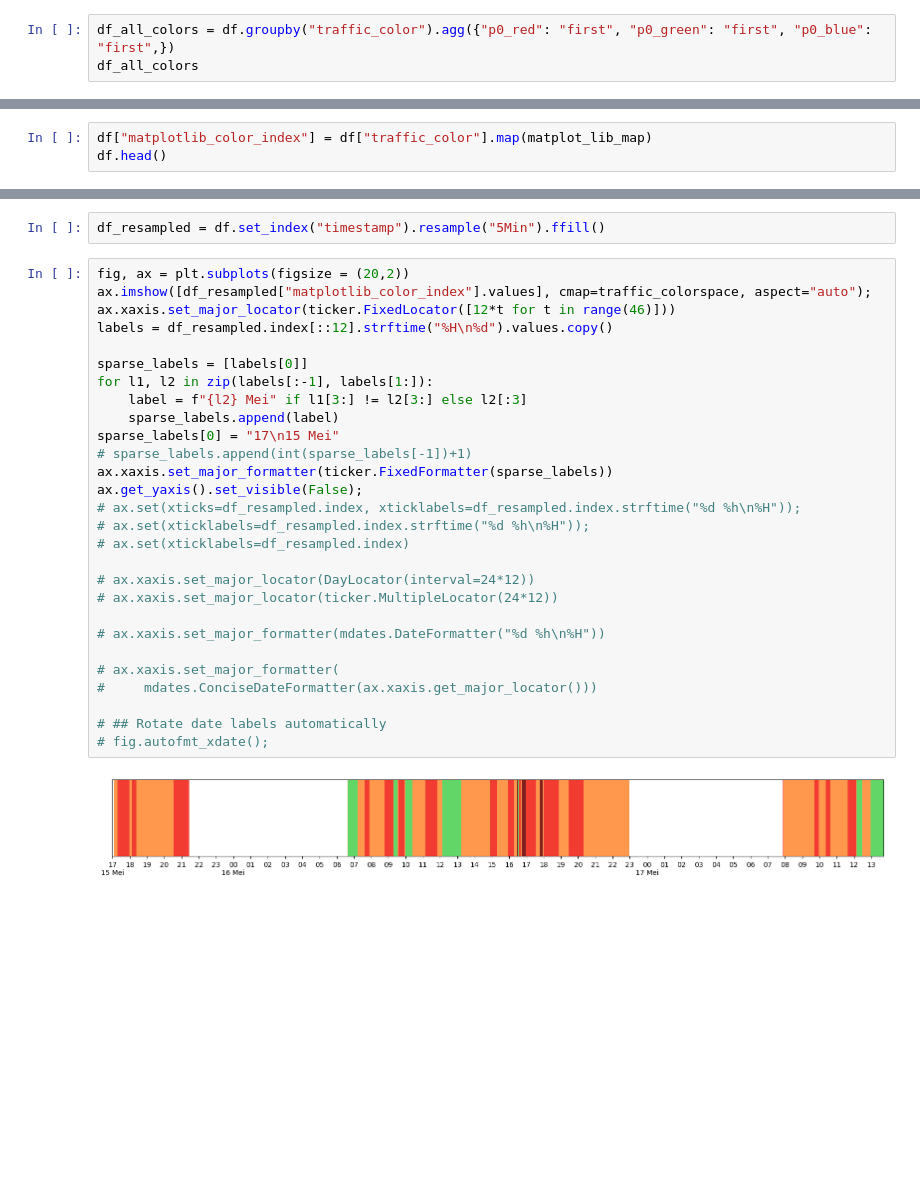
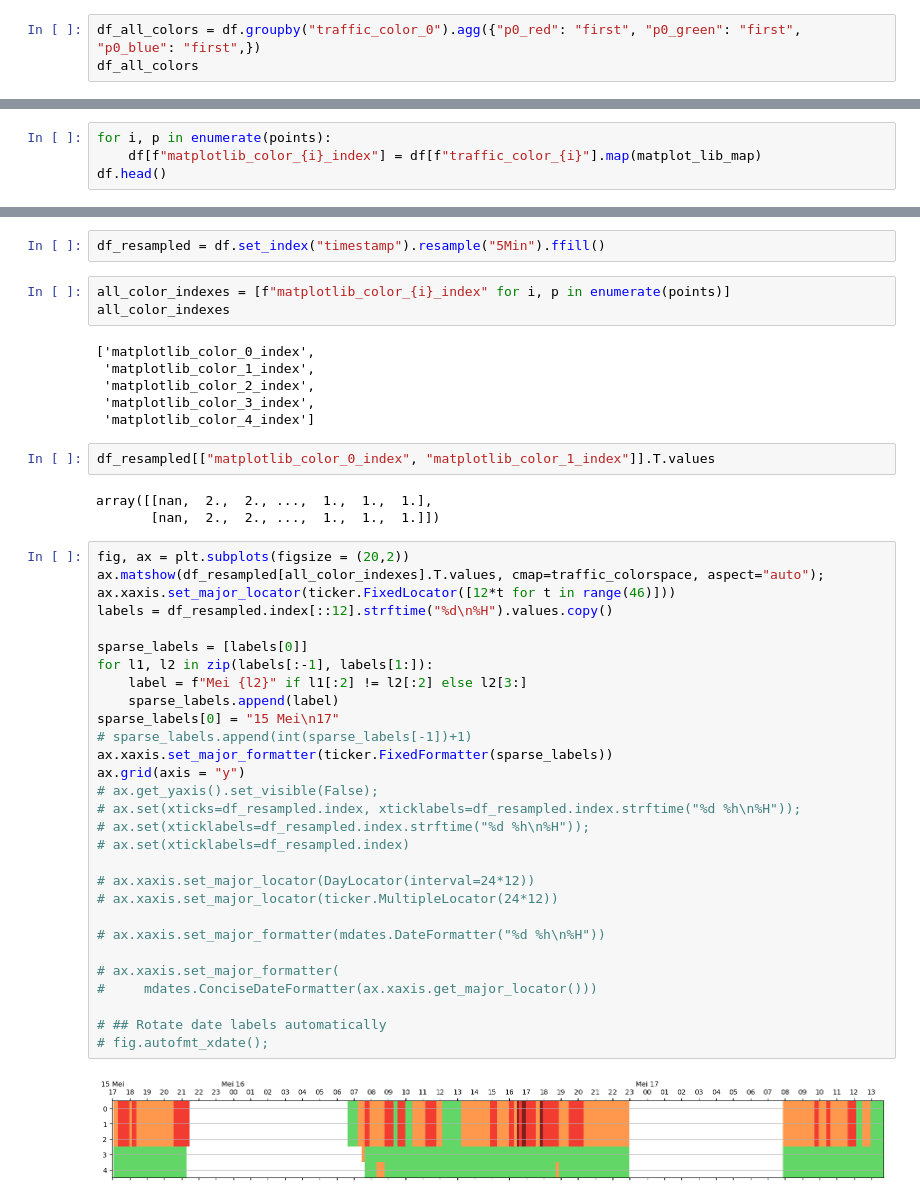
Before and after one commit to datarootsio/filedrukte_Craeybeckxlaan, a Jupyter notebook: calc_length.ipynb, the cells around one changed output, grey strips where cells are left out. Saved outputs shown, nothing was run; the diff lists cells and outputs as text; blank space fills up the shorter version.

Commit message:
color of multiple points

```diff
--- a/calc_length.ipynb
+++ b/calc_length.ipynb
@@ -245,5 +288,5 @@ df.sort_values(by="timestamp").head()
 # %%
-df_all_colors = df.groupby("traffic_color").agg({"p0_red": "first", "p0_green": "first", "p0_blue": "first",})
+df_all_colors = df.groupby("traffic_color_0").agg({"p0_red": "first", "p0_green": "first", "p0_blue": "first",})
 df_all_colors
 # %% [output]
 |  | p0_red | p0_green | p0_blue |
@@ -279,6 +322,3 @@ matplot_lib_map = {v:k for k,v in enumerate(matplotlib_colors.index.values)}
 matplot_lib_map
 # %% [output]
 {'darkred': 0, 'green': 1, 'orange': 2, 'red': 3, 'white': 4}
-# %%
-df["matplotlib_color_index"] = df["traffic_color"].map(matplot_lib_map)
-df.head()
@@ -291,0 +325,4 @@ df.head()
+# %%
+for i, p in enumerate(points):
+    df[f"matplotlib_color_{i}_index"] = df[f"traffic_color_{i}"].map(matplot_lib_map)
+df.head()
@@ -376,33 +421,48 @@ ax.get_yaxis().set_visible(False);
 [figure]
 # %%
 df_resampled = df.set_index("timestamp").resample("5Min").ffill()
+# %%
+all_color_indexes = [f"matplotlib_color_{i}_index" for i, p in enumerate(points)]
+all_color_indexes
+# %% [output]
+['matplotlib_color_0_index',
+ 'matplotlib_color_1_index',
+ 'matplotlib_color_2_index',
+ 'matplotlib_color_3_index',
+ 'matplotlib_color_4_index']
+# %%
+df_resampled[["matplotlib_color_0_index", "matplotlib_color_1_index"]].T.values
+# %% [output]
+array([[nan,  2.,  2., ...,  1.,  1.,  1.],
+       [nan,  2.,  2., ...,  1.,  1.,  1.]])
 # %%
 fig, ax = plt.subplots(figsize = (20,2))
-ax.imshow([df_resampled["matplotlib_color_index"].values], cmap=traffic_colorspace, aspect="auto");
+ax.matshow(df_resampled[all_color_indexes].T.values, cmap=traffic_colorspace, aspect="auto");
 ax.xaxis.set_major_locator(ticker.FixedLocator([12*t for t in range(46)]))
-labels = df_resampled.index[::12].strftime("%H\n%d").values.copy()
+labels = df_resampled.index[::12].strftime("%d\n%H").values.copy()
 
 sparse_labels = [labels[0]]
 for l1, l2 in zip(labels[:-1], labels[1:]):
-    label = f"{l2} Mei" if l1[3:] != l2[3:] else l2[:3]
+    label = f"Mei {l2}" if l1[:2] != l2[:2] else l2[3:]
     sparse_labels.append(label)
-sparse_labels[0] = "17\n15 Mei"
+sparse_labels[0] = "15 Mei\n17"
 # sparse_labels.append(int(sparse_labels[-1])+1)
 ax.xaxis.set_major_formatter(ticker.FixedFormatter(sparse_labels))
-ax.get_yaxis().set_visible(False);
+ax.grid(axis = "y")
+# ax.get_yaxis().set_visible(False);
 # ax.set(xticks=df_resampled.index, xticklabels=df_resampled.index.strftime("%d %h\n%H"));
 # ax.set(xticklabels=df_resampled.index.strftime("%d %h\n%H"));
 # ax.set(xticklabels=df_resampled.index)
 
 # ax.xaxis.set_major_locator(DayLocator(interval=24*12))
 # ax.xaxis.set_major_locator(ticker.MultipleLocator(24*12))
 
 # ax.xaxis.set_major_formatter(mdates.DateFormatter("%d %h\n%H"))
 
 # ax.xaxis.set_major_formatter(
 #     mdates.ConciseDateFormatter(ax.xaxis.get_major_locator()))
 
 # ## Rotate date labels automatically
 # fig.autofmt_xdate();
 # %% [output]
-[figure, old version]
+[figure, new version]
```
Also changed, not shown: parts of 17 cells of this notebook.
